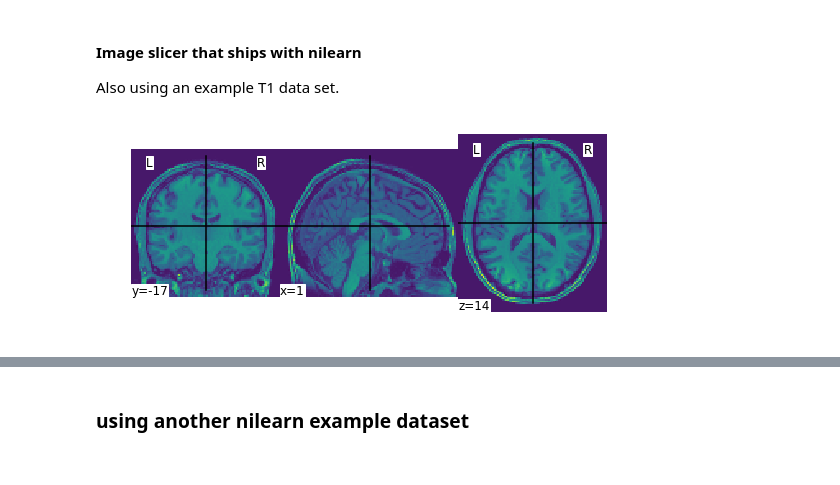
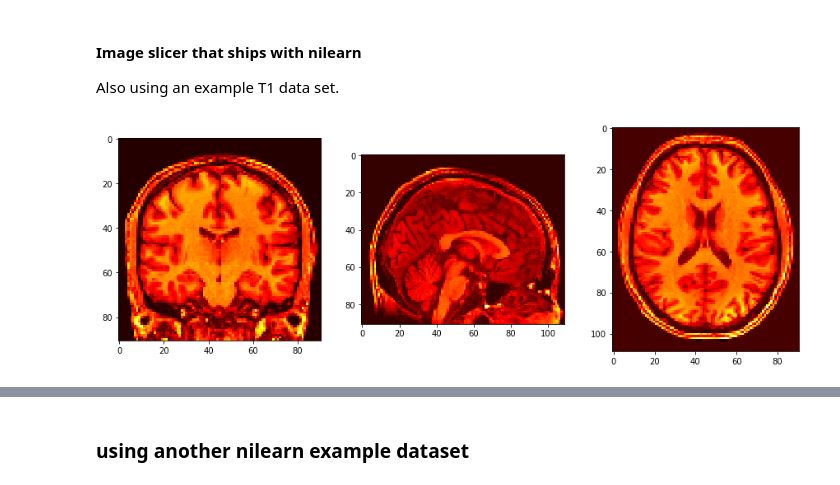
Before and after one commit to nipy/niwidgets, a Jupyter notebook: visualisation_wrapper.ipynb, the cells around one changed output, grey strips where cells are left out. Saved outputs shown, nothing was run; the diff lists cells and outputs as text; code cells hidden in the pictures.

Commit message:
further clean-up, added examples

```diff
--- a/visualisation_wrapper.ipynb
+++ b/visualisation_wrapper.ipynb
@@ -41,6 +44,5 @@ Also using an example T1 data set.
 # %%
-from niwidgets import examplet1
-test = NiWidget(examplet1)
-test.nifti_plotter(plotting_func=nip.plot_img, display_mode=['ortho', 'x', 'y', 'z'], colormap='hot')
+#with niwidgets built-in
+test.nifti_plotter(display_mode=['ortho', 'x', 'y', 'z'], colormap='hot')
 # %% [output]
-[figure, old version]
+[figure, new version]
```
Also changed, not shown: parts of 2 cells of this notebook, 3 other files.
